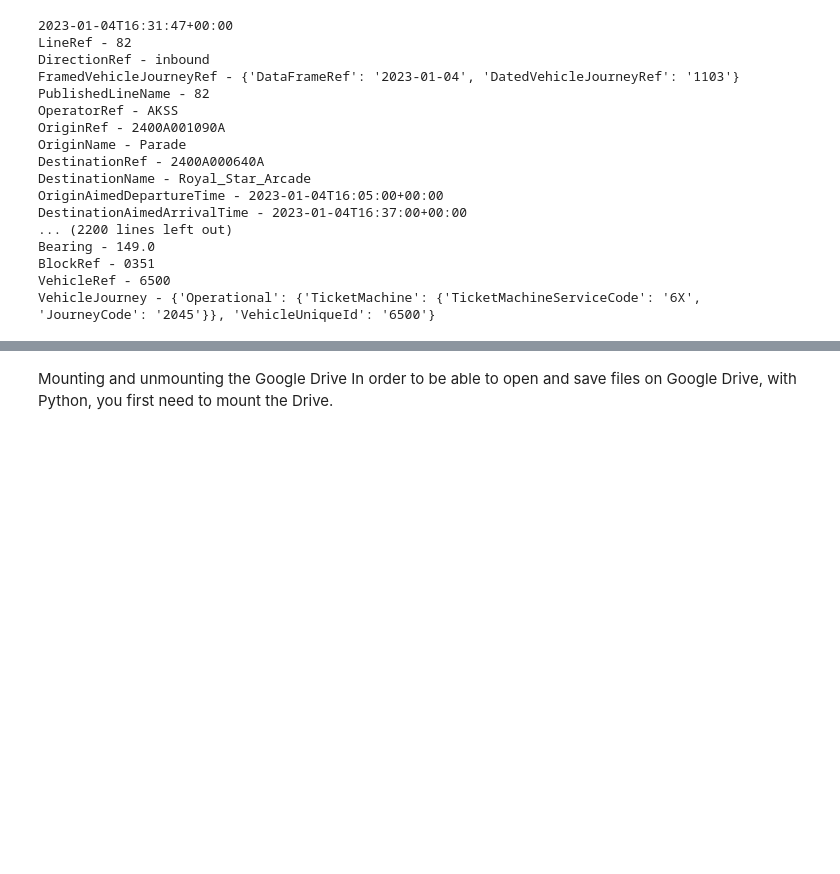
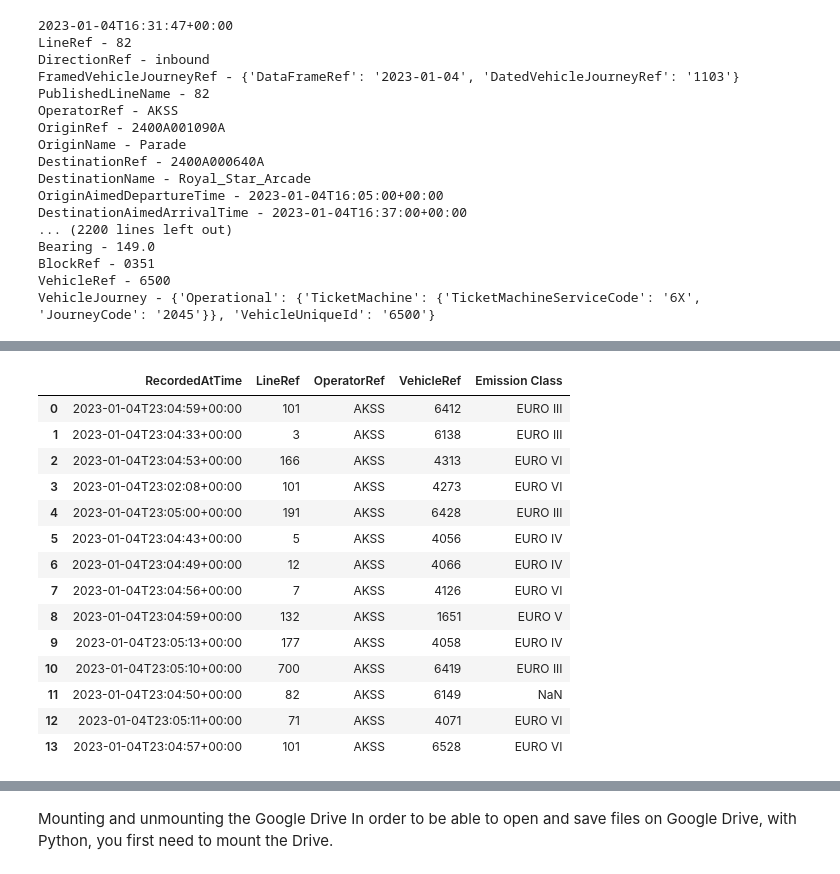
Before and after one commit to JyotiKuber/CodeDivisionProject, a Jupyter notebook: Bus_Data_Project.ipynb, the cells around one changed output, grey strips where cells are left out. Saved outputs shown, nothing was run; the diff lists cells and outputs as text; code cells hidden in the pictures; blank space fills up the shorter version.

```diff
--- a/Bus_Data_Project.ipynb
+++ b/Bus_Data_Project.ipynb
@@ -30,3 +32,9 @@ import pandas as pd
 
 url= "https://raw.githubusercontent.com/futureCodersSE/python-programming-for-data/main/Datasets/bus-journey-data-23-01-04/busdata_23-01-04_23-05.json"
 bus_data = requests.get(url).json()
+file_name = url.split('/')[-1]
+file_name = file_name.split('.')[0]
+recording_date = file_name.split('_')[1]
+recording_time = file_name.split('_')[2]
+display(recording_date)
+display(recording_time)
@@ -42,8 +53,3 @@ ValidUntilTime 2023-01-04T23:10:25.372229
 MonitoredVehicleJourney {'LineRef': '82', 'DirectionRef': 'inbound', 'FramedVehicleJourneyRef': {'DataFrameRef': '2023-01-04', 'DatedVehicleJourneyRef': '1103'}, 'PublishedLineName': '82', 'OperatorRef': 'AKSS', 'OriginRef': '2400A001090A', 'OriginName': 'Parade', 'DestinationRef': '2400A000640A', 'DestinationName': 'Royal_Star_Arcade', 'OriginAimedDepartureTime': '2023-01-04T16:05:00+00:00', 'DestinationAimedArrivalTime': '2023-01-04T16:37:00+00:00', 'VehicleLocation': {'Longitude': '0.520889', 'Latitude': '51.272936'}, 'BlockRef': '0311', 'VehicleRef': '4295'}
 
 Extensions {'VehicleJourney': {'Operational': {'TicketMachine': {'TicketMachineServiceCode': '82', 'JourneyCode': '1605'}}, 'VehicleUniqueId': '4295'}}
-# %%
-first_item = bus_data[0]
-key_list = list(first_item.keys())
-for key in key_list:
-    print(key, first_item[key])
@@ -136,0 +164,40 @@ print(vehicle_df)
+# %%
+def get_emission_data():
+  url = "https://raw.githubusercontent.com/futureCodersSE/python-programming-for-data/main/Datasets/updated_bus_regs.csv"
+  df = pd.read_csv(url)
+  return df
+
+def add_emission_class(v_df):
+  emissions_df = get_emission_data()
+
+  def get_emission_class(df):
+      em_list = emissions_df[emissions_df['Last tracked'] == df['VehicleRef']]['Emission Class'].tolist()
+
+      if len(em_list) > 0:
+         return em_list[0]
+      else:
+         return None
+
+  v_df['Emission Class'] = v_df.apply(get_emission_class, axis=1)
+  return v_df
+# Testing
+em_df = vehicle1_df.copy()
+em_df['VehicleRef'] = pd.to_numeric(em_df['VehicleRef'], errors="coerce")
+actual = add_emission_class(em_df)
+display(actual)
+# %% [output]
+|  | RecordedAtTime | LineRef | OperatorRef | VehicleRef | Emission Class |
+| 0 | 2023-01-04T23:04:59+00:00 | 101 | AKSS | 6412 | EURO III |
+| 1 | 2023-01-04T23:04:33+00:00 | 3 | AKSS | 6138 | EURO III |
+| 2 | 2023-01-04T23:04:53+00:00 | 166 | AKSS | 4313 | EURO VI |
+| 3 | 2023-01-04T23:02:08+00:00 | 101 | AKSS | 4273 | EURO VI |
+| 4 | 2023-01-04T23:05:00+00:00 | 191 | AKSS | 6428 | EURO III |
+| 5 | 2023-01-04T23:04:43+00:00 | 5 | AKSS | 4056 | EURO IV |
+| 6 | 2023-01-04T23:04:49+00:00 | 12 | AKSS | 4066 | EURO IV |
+| 7 | 2023-01-04T23:04:56+00:00 | 7 | AKSS | 4126 | EURO VI |
+| 8 | 2023-01-04T23:04:59+00:00 | 132 | AKSS | 1651 | EURO V |
+| 9 | 2023-01-04T23:05:13+00:00 | 177 | AKSS | 4058 | EURO IV |
+| 10 | 2023-01-04T23:05:10+00:00 | 700 | AKSS | 6419 | EURO III |
+| 11 | 2023-01-04T23:04:50+00:00 | 82 | AKSS | 6149 | NaN |
+| 12 | 2023-01-04T23:05:11+00:00 | 71 | AKSS | 4071 | EURO VI |
+| 13 | 2023-01-04T23:04:57+00:00 | 101 | AKSS | 6528 | EURO VI |
```
Also changed, not shown: parts of 19 cells of this notebook.
